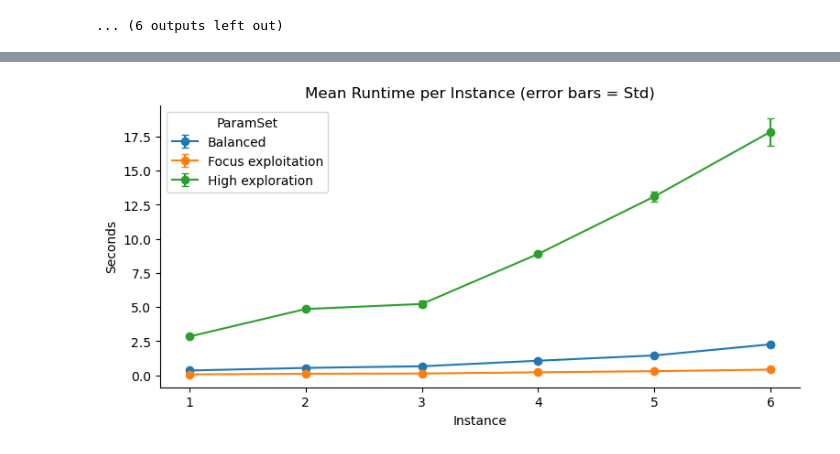
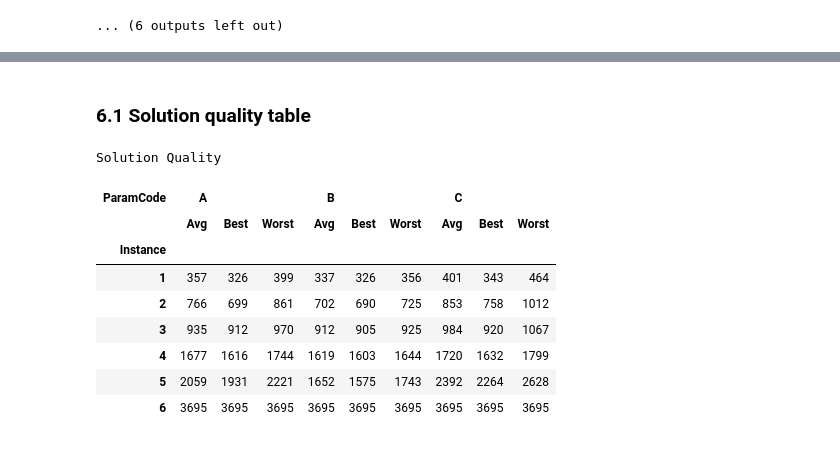
Before and after one commit to jofa016/ACIT4610---Mandatory-1, a Jupyter notebook: MAIN_CODE_BHF.ipynb, the cells around one changed output, grey strips where cells are left out. Saved outputs shown, nothing was run; the diff lists cells and outputs as text; code cells hidden in the pictures.

```diff
--- a/MAIN_CODE_BHF.ipynb
+++ b/MAIN_CODE_BHF.ipynb
@@ -1129,22 +596,38 @@ display(cache)  # use this cached table for plots going forward
-# %%
-cache = load_cache()
-df_plot = cache  # already summarized means/stds
-
-# Example: MeanRuntime with error bars
-import matplotlib.pyplot as plt
-
-plt.figure(figsize=(9,4))
-for name, group in df_plot.sort_values("Instance").groupby("ParamSet"):
-    x = group["Instance"]
-    y = group["MeanRuntime"]
-    yerr = group["StdRuntime"]
-    plt.errorbar(x, y, yerr=yerr, marker="o", capsize=3, label=name)
-
-plt.title("Mean Runtime per Instance (error bars = Std)")
-plt.xlabel("Instance")
-plt.ylabel("Seconds")
-plt.legend(title="ParamSet")
-plt.gca().spines[['top','right']].set_visible(False)
-plt.show()
-# %% [output]
-[figure, removed]
+# %%
+dfh["Histories"] = dfh["Histories"].apply(lambda x: ast.literal_eval(x) if isinstance(x, str) else x)
+ps_map = {
+    "Balanced": "A",
+    "High exploration": "B",
+    "Focus exploitation": "C"
+}
+dfh["ParamCode"] = dfh["ParamSet"].map(ps_map)
+# %% [markdown]
+### **6.1 Solution quality table**
+# %%
+q = dfh.copy()
+q = q.rename(columns={
+    "BestDist": "Best",
+    "MeanDist": "Avg",
+    "WorstDist": "Worst"
+})
+
+tbl_quality = (
+    q.pivot(index="Instance", columns="ParamCode", values=["Best", "Avg", "Worst"])
+     .swaplevel(0,1,axis=1).sort_index(axis=1, level=0)
+     .reindex(columns=["A", "B", "C"], level=0)
+     .round(3).astype(int)  # whole numbers
+)
+
+tbl_quality.to_csv("table_solution_quality.csv")
+display(tbl_quality.style.set_caption("Solution Quality"))
+# %% [output]
+Solution Quality
+| ParamCode | A |  |  | B |  |  | C |  |  |
+|  | Avg | Best | Worst | Avg | Best | Worst | Avg | Best | Worst |
+| Instance |  |  |  |  |  |  |  |  |  |
+| 1 | 357 | 326 | 399 | 337 | 326 | 356 | 401 | 343 | 464 |
+| 2 | 766 | 699 | 861 | 702 | 690 | 725 | 853 | 758 | 1012 |
+| 3 | 935 | 912 | 970 | 912 | 905 | 925 | 984 | 920 | 1067 |
+| 4 | 1677 | 1616 | 1744 | 1619 | 1603 | 1644 | 1720 | 1632 | 1799 |
+| 5 | 2059 | 1931 | 2221 | 1652 | 1575 | 1743 | 2392 | 2264 | 2628 |
+| 6 | 3695 | 3695 | 3695 | 3695 | 3695 | 3695 | 3695 | 3695 | 3695 |
```
Also changed, not shown: parts of 51 cells of this notebook, 4 other files.
